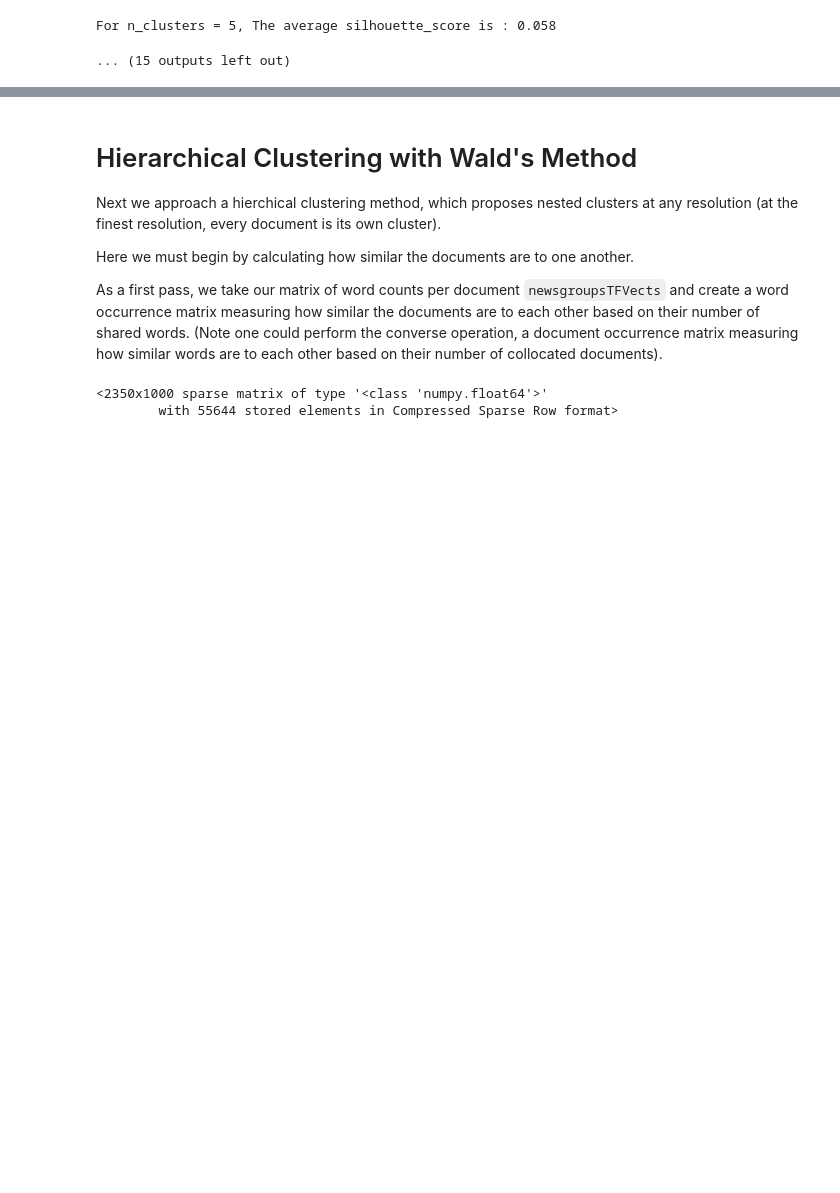
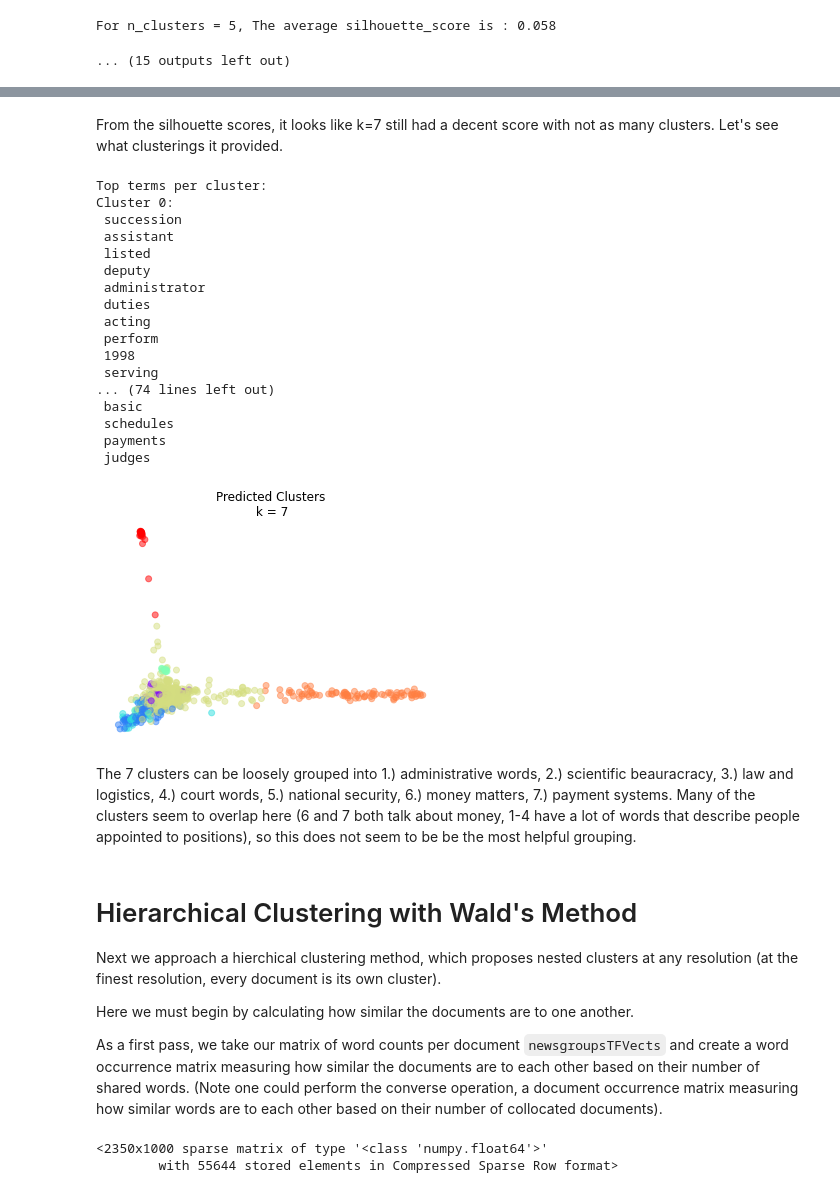
Before and after one commit to lilygrier/Homework-Notebooks, a Jupyter notebook: week-6/6-Discovering-Patterns-Clusters-and-Topics_lilygrier.ipynb, the cells around one changed output, grey strips where cells are left out. Saved outputs shown, nothing was run; the diff lists cells and outputs as text; code cells hidden in the pictures; blank space fills up the shorter version.

```diff
--- a/week-6/6-Discovering-Patterns-Clusters-and-Topics_lilygrier.ipynb
+++ b/week-6/6-Discovering-Patterns-Clusters-and-Topics_lilygrier.ipynb
@@ -818,3 +891,72 @@ Our ideal number of clusters peaks at 9.
+# %% [markdown]
+From the silhouette scores, it looks like k=7 still had a decent score with not as many clusters. Let's see what clusterings it provided.
+# %%
+targetDF = exec_orders
+textColumn = 'order_text'
+numCategories = 7
+numClusters = 7
+
+# tf idf vectorizing
+TFVectorizer = sklearn.feature_extraction.text.TfidfVectorizer(max_df=0.4, max_features=1000, min_df=3, stop_words='english', norm='l2')
+#train
+TFVects = TFVectorizer.fit_transform(targetDF[textColumn])
+
+# run k means
+KM = sklearn.cluster.KMeans(n_clusters = numCategories, init='k-means++')
+KM.fit(TFVects)
+
+terms = TFVectorizer.get_feature_names()
+print("Top terms per cluster:")
+order_centroids = KM.cluster_centers_.argsort()[:, ::-1]
+for i in range(numClusters):
+    print("Cluster %d:" % i)
+    for ind in order_centroids[i, :10]:
+        print(' %s' % terms[ind])
+    print('\n')
+
+# perform PCA and visualize
+PCA = sklearn.decomposition.PCA(n_components = 2).fit(TFVects.toarray())
+reducedPCA_data = PCA.transform(TFVects.toarray())
+
+colors = list(plt.cm.rainbow(np.linspace(0,1, numCategories)))
+colors_p = [colors[l] for l in KM.labels_]
+
+components = PCA.components_
+keyword_ids = list(set(order_centroids[:,:10].flatten())) #Get the ids of the most distinguishing words(features) from your kmeans model.
+words = [terms[i] for i in keyword_ids]#Turn the ids into words.
+x = components[:,keyword_ids][0,:] #Find the coordinates of those words in your biplot.
+y = components[:,keyword_ids][1,:]
+
+# now plot
+fig = plt.figure(1)
+ax = fig.add_subplot(111)
+ax.set_frame_on(False)
+plt.scatter(reducedPCA_data[:, 0], reducedPCA_data[:, 1], color = colors_p, alpha = 0.5)
+plt.xticks(())
+plt.yticks(())
+plt.title('Predicted Clusters\n k = {}'.format(numCategories))
+plt.show()
+# %% [output]
+Top terms per cluster:
+Cluster 0:
+ succession
+ assistant
+ listed
+ deputy
+ administrator
+ duties
+ acting
+ perform
+ 1998
+ serving
+... (74 lines left out)
+ basic
+ schedules
+ payments
+ judges
+[figure, added]
+# %% [markdown]
+The 7 clusters can be loosely grouped into 1.) administrative words, 2.) scientific beauracracy, 3.) law and logistics, 4.) court words, 5.) national security, 6.) money matters, 7.) payment systems. Many of the clusters seem to overlap here (6 and 7 both talk about money, 1-4 have a lot of words that describe people appointed to positions), so this does not seem to be be the most helpful grouping.
 # %% [markdown]
 # Hierarchical Clustering with Wald's Method
 
```
Also changed, not shown: parts of 6 cells of this notebook.
